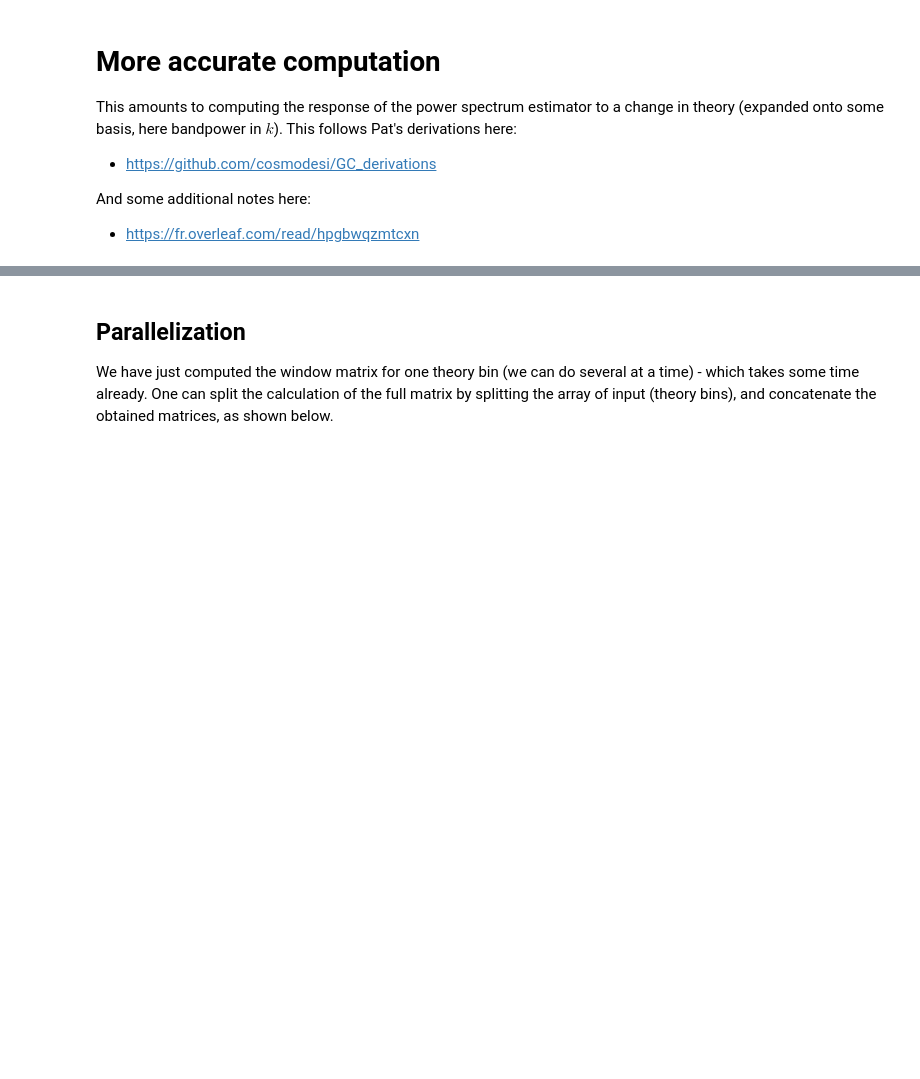
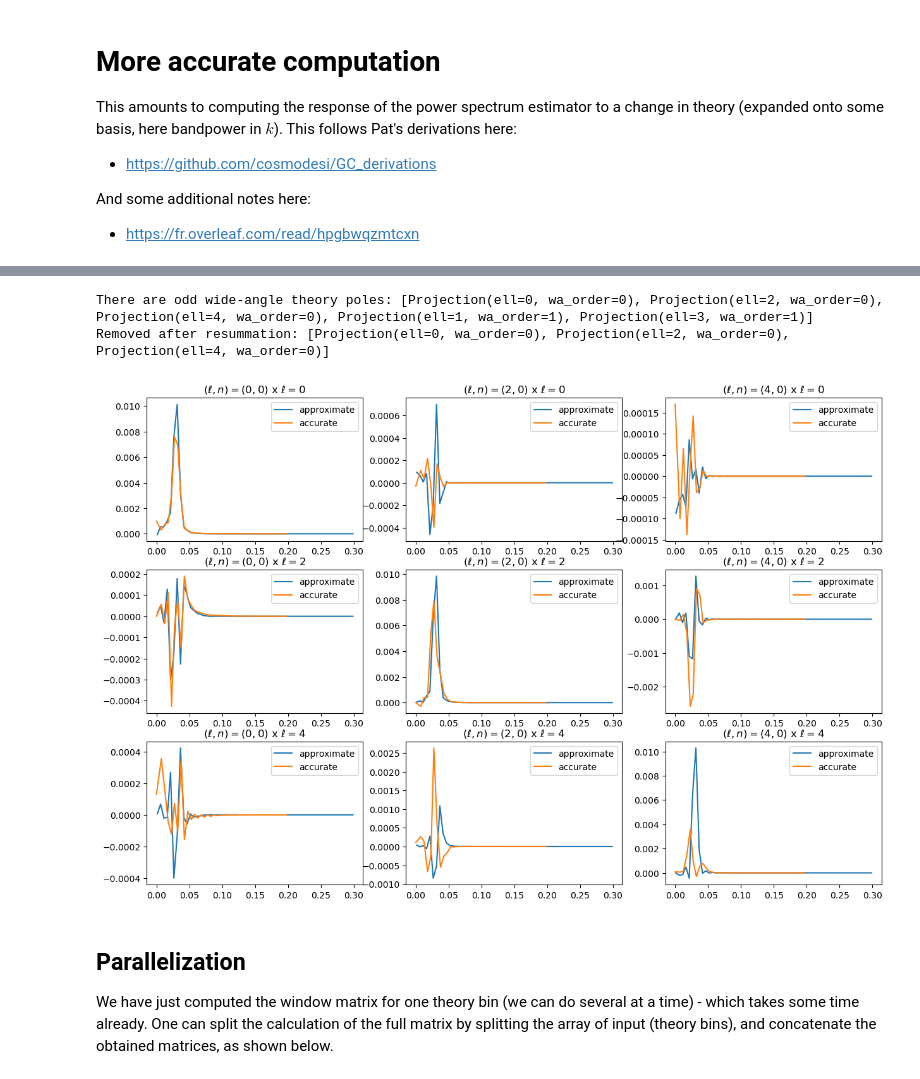
Before and after one commit to cosmodesi/pypower, a Jupyter notebook: nb/window_examples.ipynb, the cells around one changed output, grey strips where cells are left out. Cells and saved outputs as stored; diff of their text form; code cells hidden in the pictures; blank space fills up the shorter version.

```diff
--- a/nb/window_examples.ipynb
+++ b/nb/window_examples.ipynb
@@ -175,7 +175,7 @@ ellsin = [0, 2, 4] # input (theory) multipoles
 wa_orders = 1 # wide-angle order
 ellsout = [0, 2, 4] # output multipoles
 sep = np.geomspace(1e-4, 4e3, 1024*16) # configuration space separation for FFTlog
-kin_rebin = 2 # rebin input theory to save memory
+kin_rebin = 4 # rebin input theory to save memory
 kin_lim = (1e-3, 2e1) # pre-cut input (theory) ks to save some memory
 # Input projections for window function matrix:
 # theory multipoles at wa_order = 0, and wide-angle terms at wa_order = 1
@@ -246,7 +251,7 @@ And some additional notes here:
 # %%
 from pypower import CatalogFFTWindow, PowerSpectrumWindowMatrix
 
-indexin1 = 400
+indexin1 = 800
 edgesin1 = wawm.xin[0][indexin1:indexin1+2] # let us just focus on one bin, but you can provide as many as you wish
 print('Input edges are {}.'.format(edgesin1))
 # Remember, "poles" is the original power spectrum computation
@@ -261,24 +275,29 @@ print('There are odd wide-angle theory poles: {}'.format(fftwindow1.projsin))
 fftwindow_resumed = fftwindow1.copy()
 fftwindow_resumed.resum_input_odd_wide_angle() # resum theory odd wide-angle
 print('Removed after resummation: {}'.format(fftwindow_resumed.projsin))
+# %% [output]
+There are odd wide-angle theory poles: [Projection(ell=0, wa_order=0), Projection(ell=2, wa_order=0), Projection(ell=4, wa_order=0), Projection(ell=1, wa_order=1), Projection(ell=3, wa_order=1)]
+Removed after resummation: [Projection(ell=0, wa_order=0), Projection(ell=2, wa_order=0), Projection(ell=4, wa_order=0)]
 # %%
 mapprox = wawm
 maccurate = fftwindow_resumed
 approx = mapprox.unpacked() # return block-matrix (list of list of matrices)
 accurate = maccurate.unpacked()
 fig,lax = plt.subplots(len(maccurate.projsout), len(maccurate.projsin), figsize=(15, 10))
 for iin, projin in enumerate(maccurate.projsin):
     for iout, projout in enumerate(maccurate.projsout):
         # Indices in approximative window matrix
         iinapprox = mapprox.projsin.index(projin)
         ioutapprox = mapprox.projsout.index(projout)
-        lax[iout][iin].plot(mapprox.xout[ioutapprox], approx[iinapprox][ioutapprox][indexin,:], label='approximate')
+        lax[iout][iin].plot(mapprox.xout[ioutapprox], approx[iinapprox][ioutapprox][indexin1,:], label='approximate')
         lax[iout][iin].plot(maccurate.xout[iout], accurate[iin][iout][0,:], label='accurate')
         lax[iout][iin].set_title('${}$ x ${}$'.format(projin.latex(), projout.latex()))
         lax[iout][iin].legend()
 plt.show()
 # Differences between the approximate and accurate window function, at multipoles (2 and 4)
-# may be due to the effect of incomplete (k, mu) sampling at low k in the approximate treatment.
+# to be understood; maybe due to inconsistent wide-angle...
+# %% [output]
+[figure, added]
 # %% [markdown]
 ## Parallelization
 We have just computed the window matrix for one theory bin (we can do several at a time) - which takes some time already.
```
Also changed, not shown: parts of 14 cells of this notebook, 23 other files.
